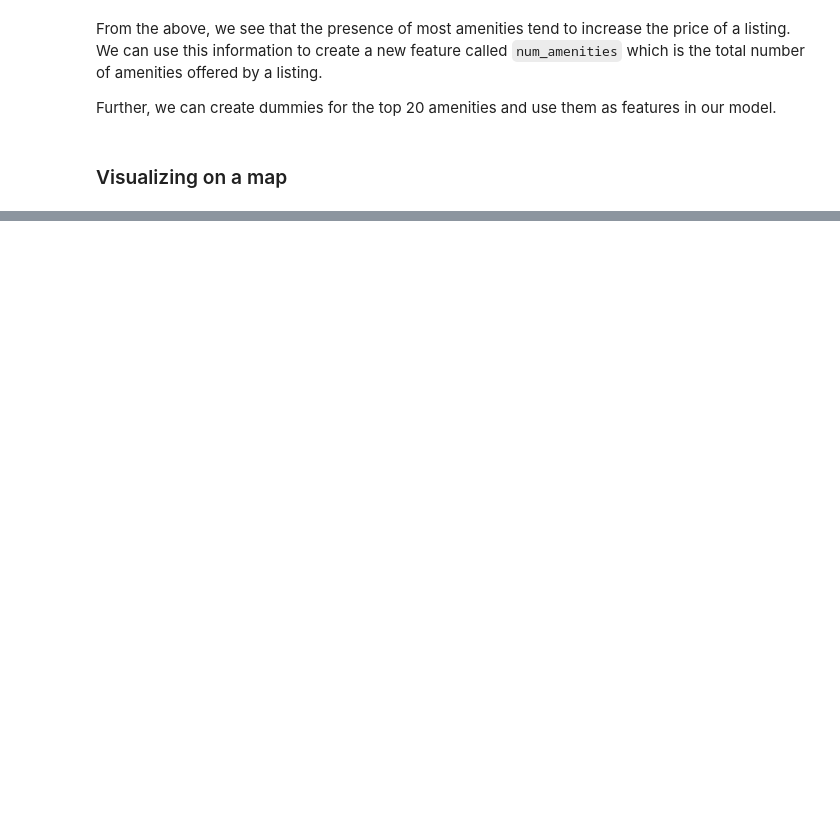
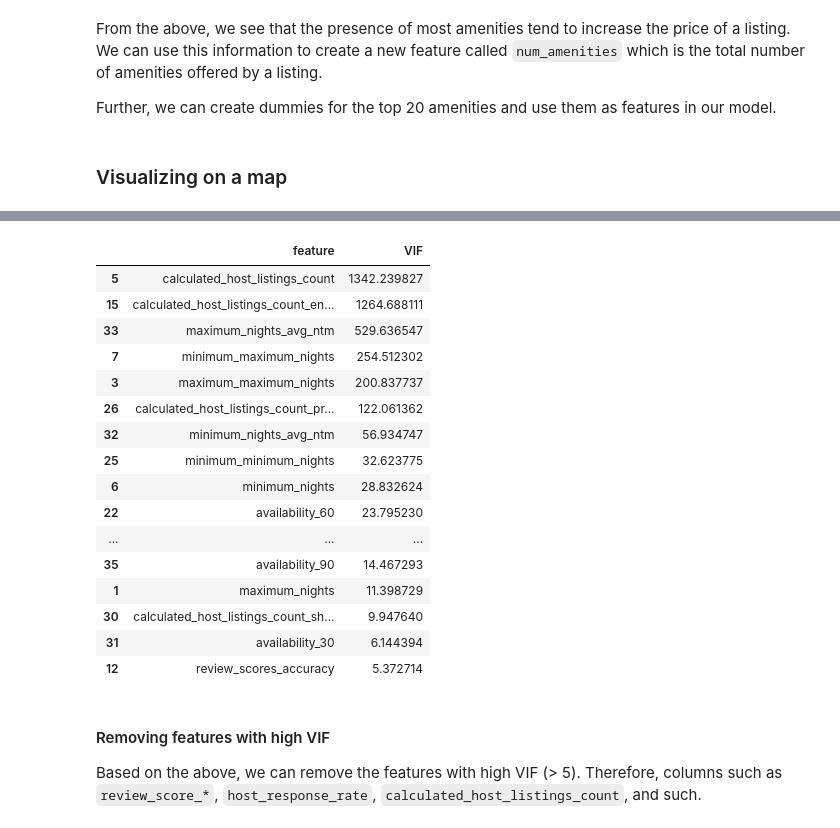
Before and after one commit to rohankumar586/AirBnb_price_predictor, a Jupyter notebook: code_Lakshya.ipynb, the cells around one changed output, grey strips where cells are left out. Saved outputs shown, nothing was run; the diff lists cells and outputs as text; code cells hidden in the pictures; blank space fills up the shorter version.

```diff
--- a/code_Lakshya.ipynb
+++ b/code_Lakshya.ipynb
@@ -623,0 +730,8 @@ map
+# %%
+# Impute missing values using KNNImputer
+from sklearn.impute import KNNImputer
+
+imputer = KNNImputer(n_neighbors=5)
+data_cleaned[numeric_columns] = imputer.fit_transform(data_cleaned[numeric_columns])
+
+data_cleaned[numeric_columns].isnull().sum().sort_values(ascending=False)
@@ -623,0 +756,44 @@ map
+# %%
+# Calculate the VIFs for the new imputed dataset, after scaling the data
+from sklearn.preprocessing import StandardScaler
+from statsmodels.stats.outliers_influence import variance_inflation_factor
+
+scaler = StandardScaler()
+
+scaled_data = pd.DataFrame(
+    scaler.fit_transform(data_cleaned[numeric_columns]), columns=numeric_columns
+)
+
+vif_data = pd.DataFrame()
+vif_data["feature"] = numeric_columns
+vif_data["VIF"] = [
+    variance_inflation_factor(scaled_data[numeric_columns].values, i)
+    for i in range(len(numeric_columns))
+]
+
+vif_data = vif_data.sort_values(by="VIF", ascending=False)
+
+# View variables with VIF > 5
+vif_data[vif_data["VIF"] > 5]
+# %% [output]
+|  | feature | VIF |
+| 5 | calculated_host_listings_count | 1342.239827 |
+| 15 | calculated_host_listings_count_en... | 1264.688111 |
+| 33 | maximum_nights_avg_ntm | 529.636547 |
+| 7 | minimum_maximum_nights | 254.512302 |
+| 3 | maximum_maximum_nights | 200.837737 |
+| 26 | calculated_host_listings_count_pr... | 122.061362 |
+| 32 | minimum_nights_avg_ntm | 56.934747 |
+| 25 | minimum_minimum_nights | 32.623775 |
+| 6 | minimum_nights | 28.832624 |
+| 22 | availability_60 | 23.795230 |
+| ... | ... | ... |
+| 35 | availability_90 | 14.467293 |
+| 1 | maximum_nights | 11.398729 |
+| 30 | calculated_host_listings_count_sh... | 9.947640 |
+| 31 | availability_30 | 6.144394 |
+| 12 | review_scores_accuracy | 5.372714 |
+# %% [markdown]
+#### Removing features with high VIF
+
+Based on the above, we can remove the features with high VIF (> 5). Therefore, columns such as `review_score_*`, `host_response_rate`, `calculated_host_listings_count`, and such.
```
Also changed, not shown: parts of 38 cells of this notebook, 1 other file.
